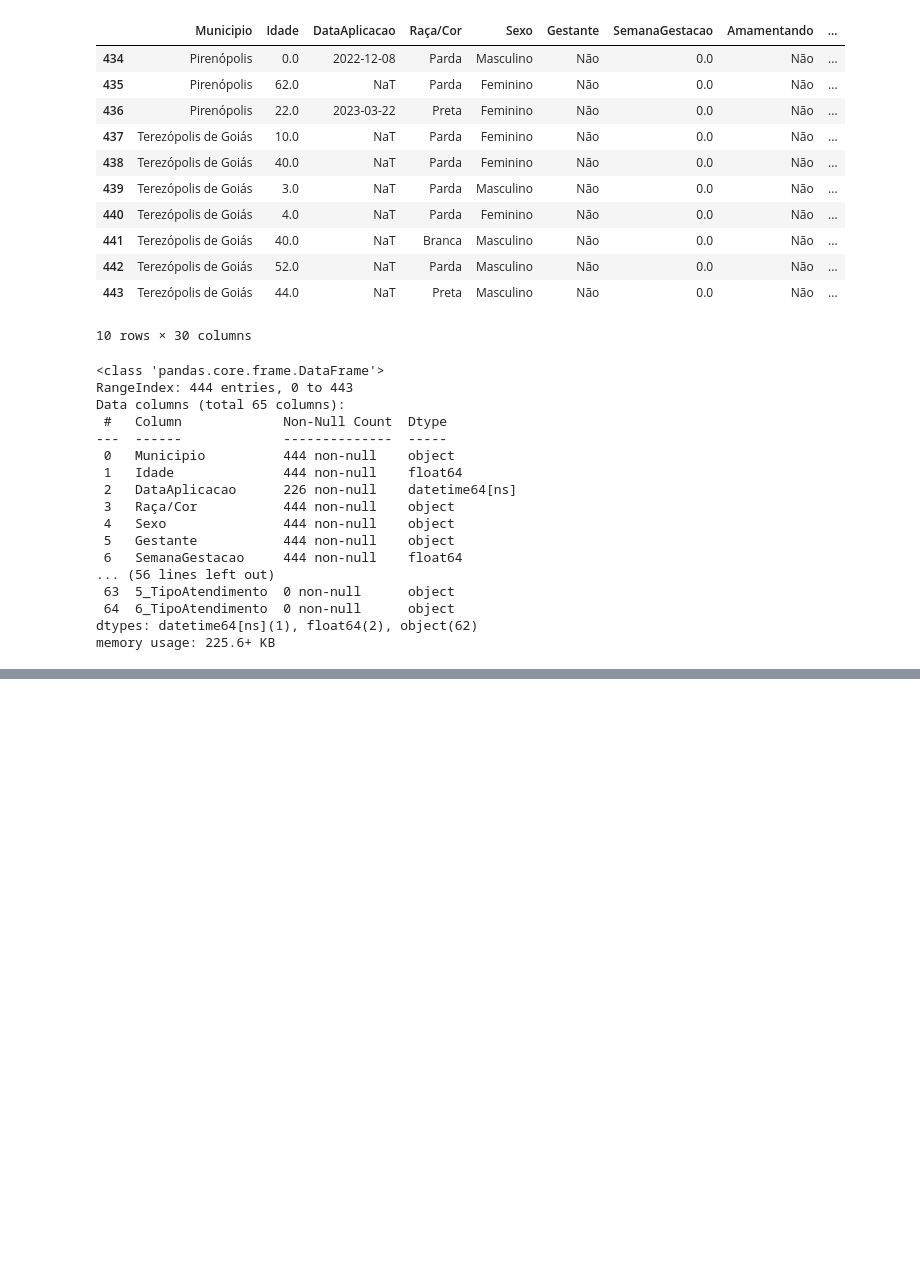
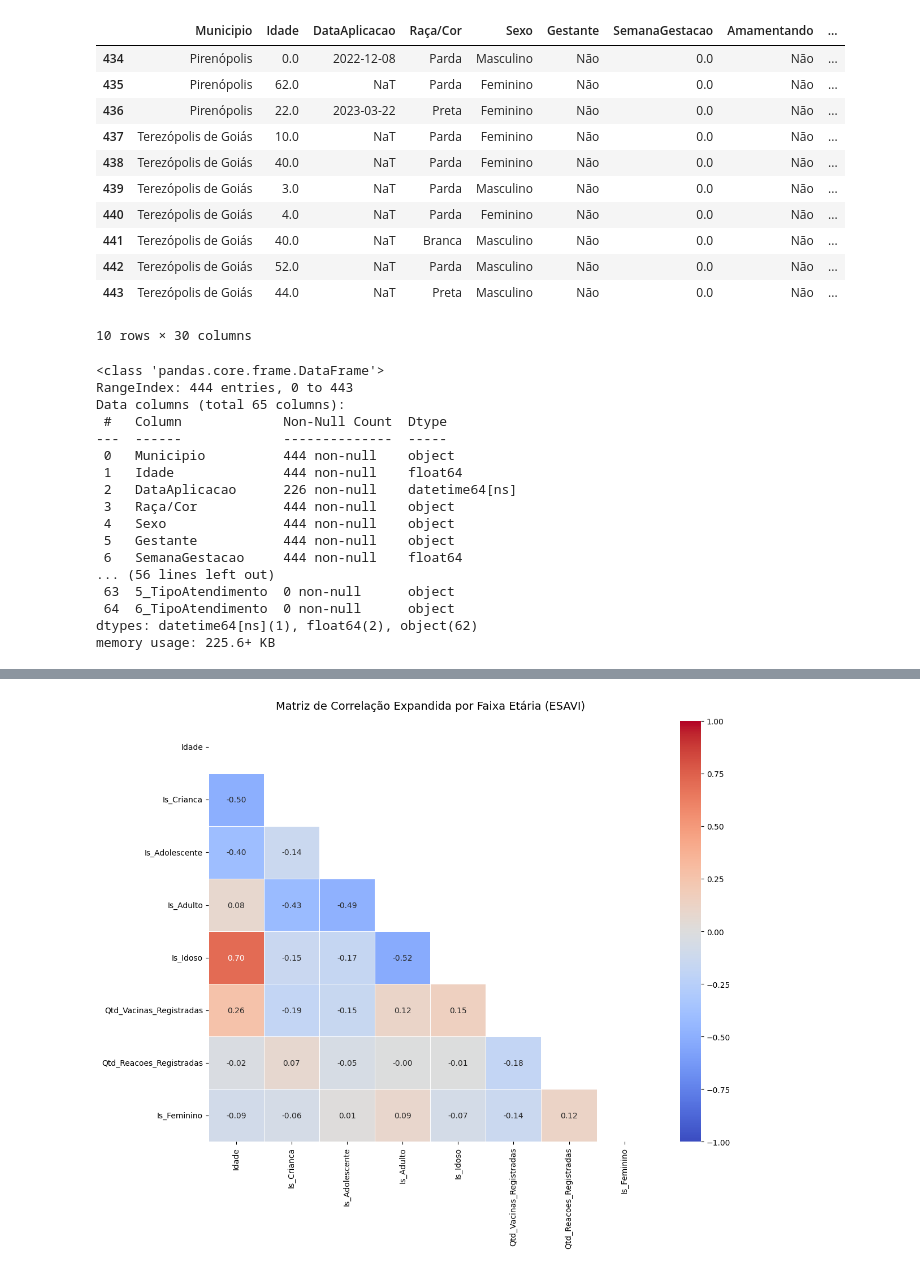
Before and after one commit to Sobrin-dsm/Grupo-de-Estudo-em-Computa-o-Aplicada-2026-1, a Jupyter notebook: G_E_2026.ipynb, the cells around one changed output, grey strips where cells are left out. Cells and saved outputs as stored; diff of their text form; code cells hidden in the pictures; blank space fills up the shorter version.

```diff
--- a/G_E_2026.ipynb
+++ b/G_E_2026.ipynb
@@ -460,0 +526,5 @@ df['UsoDeMedicamentos'] = df['UsoDeMedicamentos'].replace(['0', 0, 'Não Informa
+# %%
+colunas_idade = [c for c in df.columns if 'idade' in c.lower()]
+for col in colunas_idade:
+    df[col] = pd.to_numeric(df[col], errors='coerce')
+    print(f"Tipo NUMÉRICO aplicado na coluna: {col}")
@@ -460,0 +540,13 @@ df['UsoDeMedicamentos'] = df['UsoDeMedicamentos'].replace(['0', 0, 'Não Informa
+# %%
+radicais_alvo = ['desfecho', 'doenç', 'reaç', 'medicamento']
+
+print("\nSubstituindo nulos por 'Não Informado':")
+for radical in radicais_alvo:
+    colunas_encontradas = [c for c in df.columns if radical in c.lower()]
+    for col in colunas_encontradas:
+        # Substitui os NaNs por 'Não Informado'
+        df[col] = df[col].fillna('Não Informado')
+        # Caso tenha sobrado alguma string vazia ou com espaços, padroniza também
+        df[col] = df[col].replace(r'^\s*$', 'Não Informado', regex=True)
+    if colunas_encontradas:
+        print(f" -> Tratadas as colunas: {colunas_encontradas}")
@@ -460,0 +559,64 @@ df['UsoDeMedicamentos'] = df['UsoDeMedicamentos'].replace(['0', 0, 'Não Informa
+# %%
+# 1. ENGENHARIA DE DADOS: DIVIDINDO A FAIXA ETÁRIA (One-Hot Encoding)
+# ==========================================
+# Criando uma coluna binária (0 ou 1) para cada grupo de forma isolada
+df['Is_Crianca'] = df['Idade'].apply(lambda x: 1 if x <= 11 else 0)
+df['Is_Adolescente'] = df['Idade'].apply(lambda x: 1 if (x > 11 and x <= 17) else 0)
+df['Is_Adulto'] = df['Idade'].apply(lambda x: 1 if (x > 17 and x <= 59) else 0)
+df['Is_Idoso'] = df['Idade'].apply(lambda x: 1 if x > 59 else 0)
+
+
+# ==========================================
+# 2. OUTRAS VARIÁVEIS NUMÉRICAS (Mantendo o que funcionou)
+# ==========================================
+colunas_vacinas = [c for c in df.columns if 'vacina' in c.lower() and c != 'Imunobiológico (vacina)']
+df['Qtd_Vacinas_Registradas'] = df[colunas_vacinas].apply(lambda row: sum((row != 'Não Informado') & (row.notna())), axis=1)
+
+colunas_reacoes = [c for c in df.columns if 'reaç' in c.lower() or 'evento' in c.lower()]
+df['Qtd_Reacoes_Registradas'] = df[colunas_reacoes].apply(lambda row: sum((row != 'Não Informado') & (row.notna())), axis=1)
+
+df['Is_Feminino'] = df['Sexo'].apply(lambda x: 1 if str(x).strip().lower() == 'feminino' else 0)
+
+col_gravidade = [c for c in df.columns if 'gravidade' in c.lower()][0]
+df['Is_Grave'] = df[col_gravidade].apply(lambda x: 1 if 'grave' in str(x).lower() and 'não' not in str(x).lower() else 0)
+
+
+# ==========================================
+# 3. NOVA MATRIZ DE CORRELAÇÃO E HEATMAP
+# ==========================================
+# Substituímos 'Faixa_Etaria_Cod' pelas 4 novas colunas independentes
+colunas_para_correlacao = [
+    'Idade',
+    'Is_Crianca',
+    'Is_Adolescente',
+    'Is_Adulto',
+    'Is_Idoso',
+    'Qtd_Vacinas_Registradas',
+    'Qtd_Reacoes_Registradas',
+    'Is_Feminino'
+]
+
+df_numeric = df[colunas_para_correlacao].dropna()
+
+# Calcular a Matriz
+matriz_corr = df_numeric.corr()
+
+mascara = np.triu(np.ones_like(matriz_corr, dtype=bool))
+
+# Gerar o Heatmap ampliado
+plt.figure(figsize=(12, 10))
+sns.heatmap(matriz_corr, annot=True, cmap='coolwarm', fmt=".2f", mask=mascara, linewidths=0.5, vmin=-1, vmax=1)
+plt.title('Matriz de Correlação Expandida por Faixa Etária (ESAVI)', fontsize=14, pad=15)
+plt.tight_layout()
+plt.show()
+
+
+# ==========================================
+# 4. IDENTIFICAÇÃO AUTOMÁTICA DOS NOVOS PARES
+# ==========================================
+corr_pairs = matriz_corr.unstack().reset_index()
+corr_pairs.columns = ['Variavel_1', 'Variavel_2', 'Correlacao']
+corr_pairs = corr_pairs[corr_pairs['Variavel_1'] < corr_pairs['Variavel_2']]
+corr_pairs['Abs_Correlacao'] = corr_pairs['Correlacao'].abs()
+# %% [output]
+[figure, added]
```
Also changed, not shown: parts of 23 cells of this notebook.
